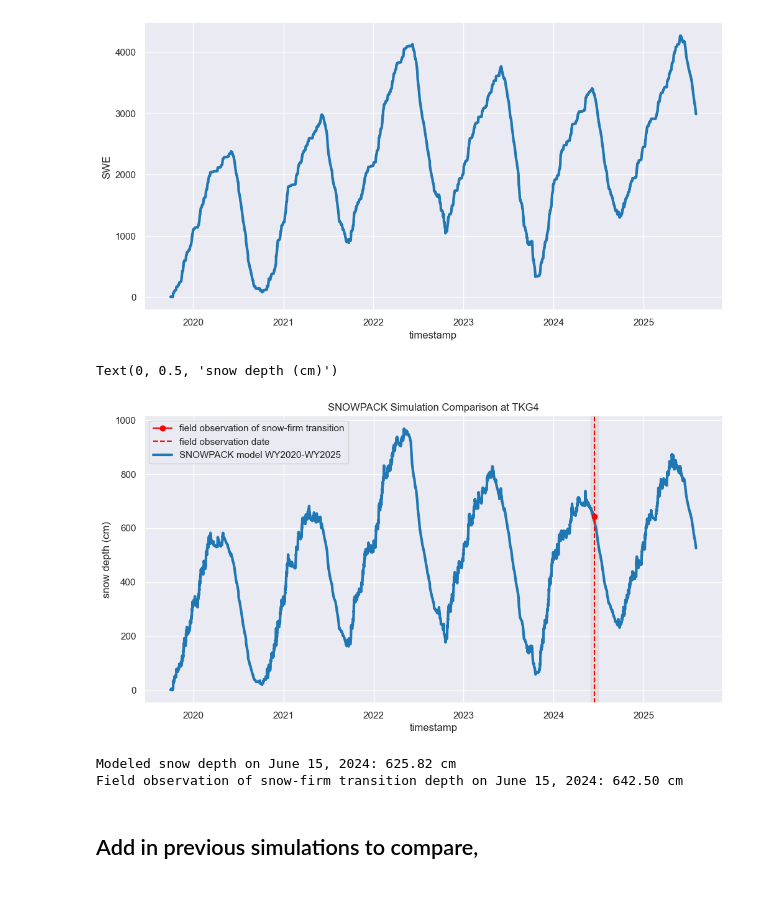
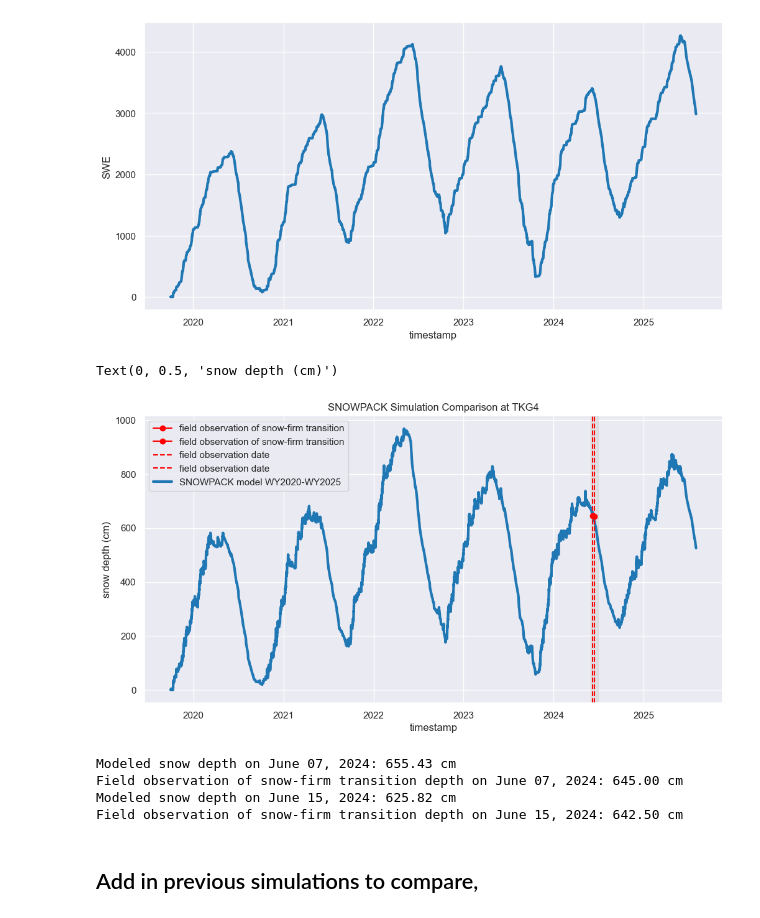
Before and after one commit to cassielumbrazo/snow_model_forcing, a Jupyter notebook: sites/tkg4/3_read_snowpack_output_WY2020-WY2025.ipynb, the cells around one changed output. Drawn from its saved outputs; the diff is of its cells as text; code cells hidden in the pictures.

```diff
--- a/sites/tkg4/3_read_snowpack_output_WY2020-WY2025.ipynb
+++ b/sites/tkg4/3_read_snowpack_output_WY2020-WY2025.ipynb
@@ -39,10 +39,10 @@ pwd
 # snow-firm transition depth = 642.5 cm
 
 df_field_tkg4 = pd.DataFrame({
-    'date': ['2024-06-15'],
-    'site': ['tkg4'],
-    'core_depth_cm': [800],
-    'snow_firm_transition_depth_cm': [642.5]
+    'date': ['2024-06-07','2024-06-15'],
+    'site': ['tkg4','tkg4'],
+    # 'core_depth_cm': [800],
+    'snow_firm_transition_depth_cm': [645, 642.5]
 })
 
 # df_field date to datetime
@@ -168,40 +146,51 @@ ds_snowpack.SWE.plot(label = 'SNOWPACK model WY2024', linewidth = 3, color='tab:
 # %%
 # and plot ds_snowpack and ds_snowpack_2 together for comparison
 ds_snowpack.HS_mod.plot(label = 'SNOWPACK model WY2020-WY2025', linewidth = 3, color='tab:blue')
 
 # highlight the space between June 1 and July 1 in light grey fill
 plt.axvspan('2024-06-01', '2024-07-01', color='lightgrey', alpha=0.5)
 
 # add a vertical line at June 15, 2024 to indicate the date of the field observation
 plt.axvline(df_field_tkg4['date'].iloc[0], color='red', linestyle='--', label='field observation date')
+plt.axvline(df_field_tkg4['date'].iloc[1], color='red', linestyle='--', label='field observation date')
 
 # add the snow depth measurement as a red marker at the date of the field observation
 # take the simulation snow depth from June 15 2024 and subtract the snow-firm transition depth to get the snow depth above the snow-firm transition, which is what we observed in the field
 snow_depth_WY2024 = ds_snowpack.HS_mod.sel(timestamp=df_field_tkg4['date'].iloc[0], method='nearest').values
+snow_depth_WY2024 = ds_snowpack.HS_mod.sel(timestamp=df_field_tkg4['date'].iloc[1], method='nearest').values
 # snow_depth_WY2024_above_transition = snow_depth_WY2024 - df_field_tkg4['snow_firm_transition_depth_cm'].iloc[0]
 # plt.plot(df_field_tkg4['date'].iloc[0], snow_depth_WY2024_above_transition, marker='o', color='red', label='field observation of snow-firm transition')
 
 # plot df snow-firm
-plt.plot(df_field_tkg4['date'], df_field_tkg4['snow_firm_transition_depth_cm'], marker='o', color='red', label='field observation of snow-firm transition')
+plt.plot(df_field_tkg4['date'].iloc[0], df_field_tkg4['snow_firm_transition_depth_cm'].iloc[0], marker='o', color='red', label='field observation of snow-firm transition')
+plt.plot(df_field_tkg4['date'].iloc[1], df_field_tkg4['snow_firm_transition_depth_cm'].iloc[1], marker='o', color='red', label='field observation of snow-firm transition')
 
 plt.title('SNOWPACK Simulation Comparison at TKG4')
 
 # show the legend in the reverse order
 handles, labels = plt.gca().get_legend_handles_labels()
 plt.legend(handles[::-1], labels[::-1])
 plt.ylabel('snow depth (cm)')
 # %% [output]
 Text(0, 0.5, 'snow depth (cm)')
-[figure, old version]
+[figure, new version]
 # %%
 # what is the modeled snow depth on June 15, 2024 in each simulation?
-snow_depth_on_June_15_2024 = ds_snowpack.HS_mod.sel(timestamp=df_field_tkg4['date'].iloc[0], method='nearest').values
+snow_depth_on_June_07_2024 = ds_snowpack.HS_mod.sel(timestamp=df_field_tkg4['date'].iloc[0], method='nearest').values
+snow_depth_on_June_15_2024 = ds_snowpack.HS_mod.sel(timestamp=df_field_tkg4['date'].iloc[1], method='nearest').values
+
+# print the value for the snow depth on June 15, 2024 for the WY2024 simulation
+print(f"Modeled snow depth on June 07, 2024: {snow_depth_on_June_07_2024:.2f} cm")
+# print the value for the firn-snow transiation depth on June 07, 2024 in df_field_tkg4
+print(f"Field observation of snow-firm transition depth on June 07, 2024: {df_field_tkg4['snow_firm_transition_depth_cm'].iloc[0]:.2f} cm")
 
 # print the value for the snow depth on June 15, 2024 for the WY2024 simulation
 print(f"Modeled snow depth on June 15, 2024: {snow_depth_on_June_15_2024:.2f} cm")
 # print the value for the firn-snow transiation depth on June 15, 2024 in df_field_tkg4
-print(f"Field observation of snow-firm transition depth on June 15, 2024: {df_field_tkg4['snow_firm_transition_depth_cm'].iloc[0]:.2f} cm")
+print(f"Field observation of snow-firm transition depth on June 15, 2024: {df_field_tkg4['snow_firm_transition_depth_cm'].iloc[1]:.2f} cm")
 # %% [output]
+Modeled snow depth on June 07, 2024: 655.43 cm
+Field observation of snow-firm transition depth on June 07, 2024: 645.00 cm
 Modeled snow depth on June 15, 2024: 625.82 cm
 Field observation of snow-firm transition depth on June 15, 2024: 642.50 cm
 # %% [markdown]
```
Also changed, not shown: parts of 7 cells of this notebook, 3 other files.
